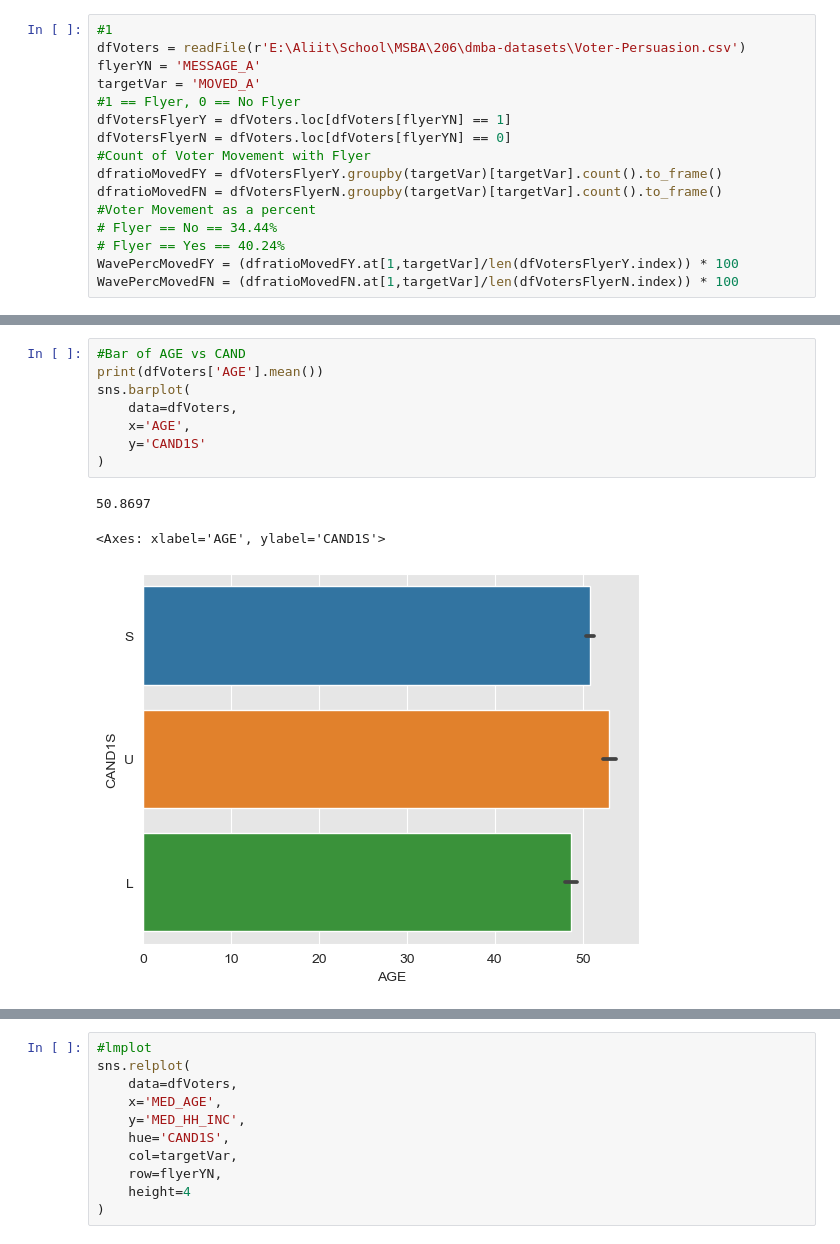
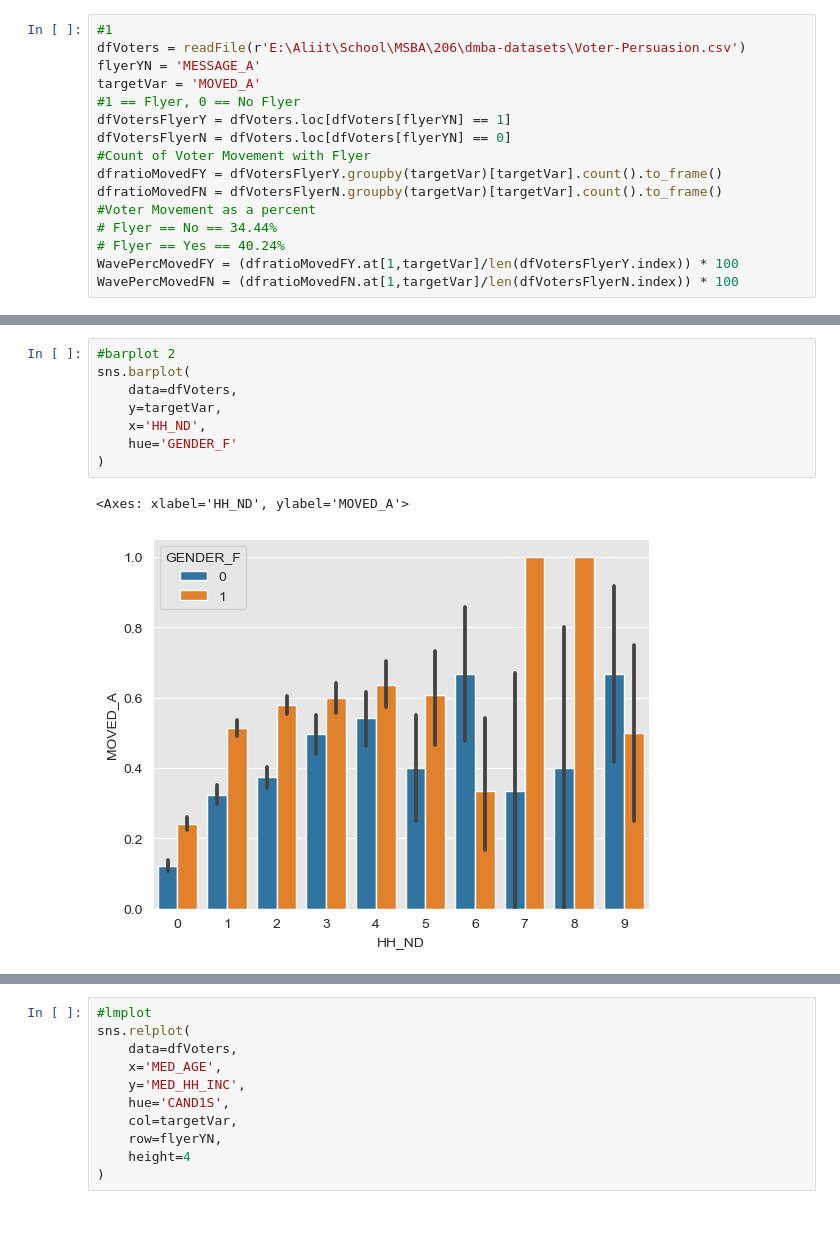
Before and after one commit to wolfesamk/MSBA-206, a Jupyter notebook: DMBA Case 21-4.ipynb, the cells around one changed output, grey strips where cells are left out. Cells and saved outputs as stored; diff of their text form.

```diff
--- a/DMBA Case 21-4.ipynb
+++ b/DMBA Case 21-4.ipynb
@@ -115,15 +148,14 @@ sns.boxplot(
-# %%
-#Bar of AGE vs CAND
-print(dfVoters['AGE'].mean())
-sns.barplot(
-    data=dfVoters,
-    x='AGE',
-    y='CAND1S'
-)
-# %% [output]
-50.8697
-<Axes: xlabel='AGE', ylabel='CAND1S'>
-[figure, removed]
+# %%
+#barplot 2
+sns.barplot(
+    data=dfVoters,
+    y=targetVar,
+    x='HH_ND',
+    hue='GENDER_F'
+)
+# %% [output]
+<Axes: xlabel='HH_ND', ylabel='MOVED_A'>
+[figure, added]
 # %%
 #PointPlot of AGE vs CAND
 print(dfVoters['AGE'].mean())
```
Also changed, not shown: parts of 13 cells of this notebook.
